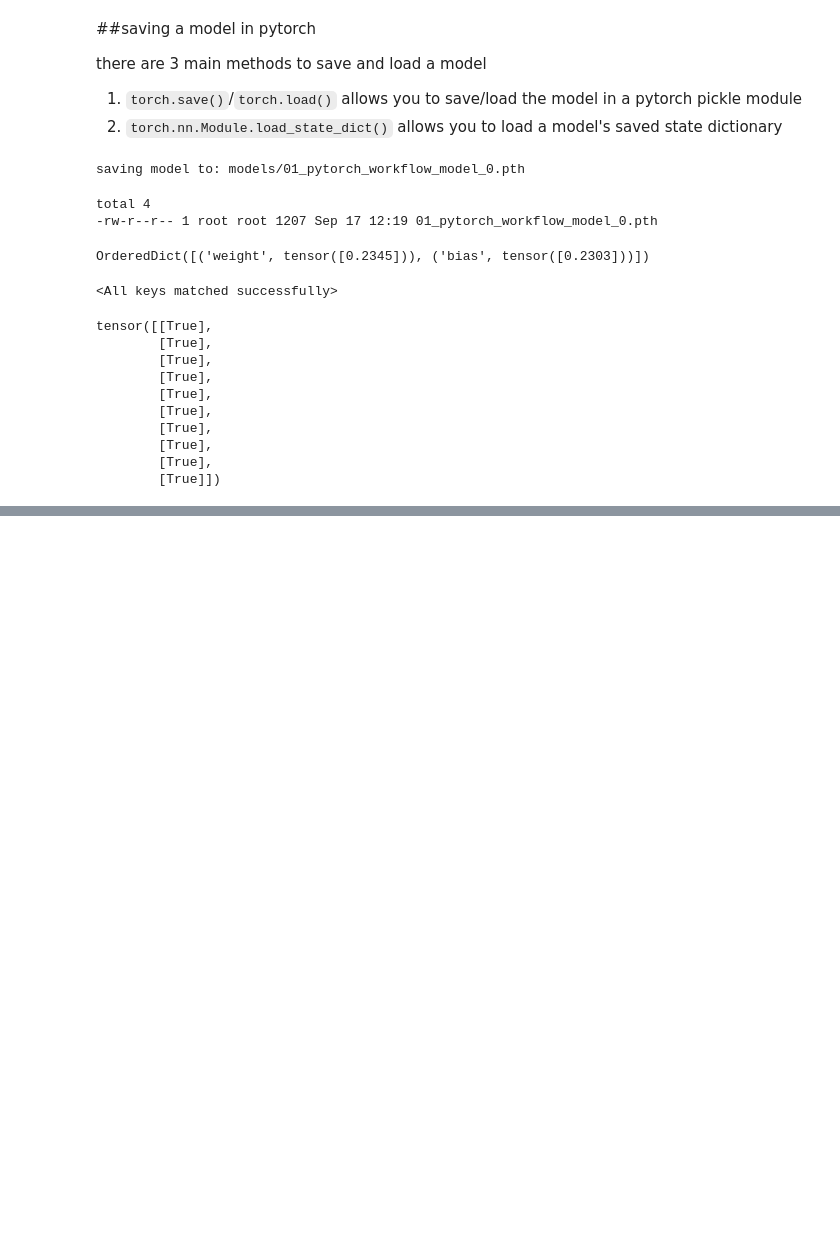
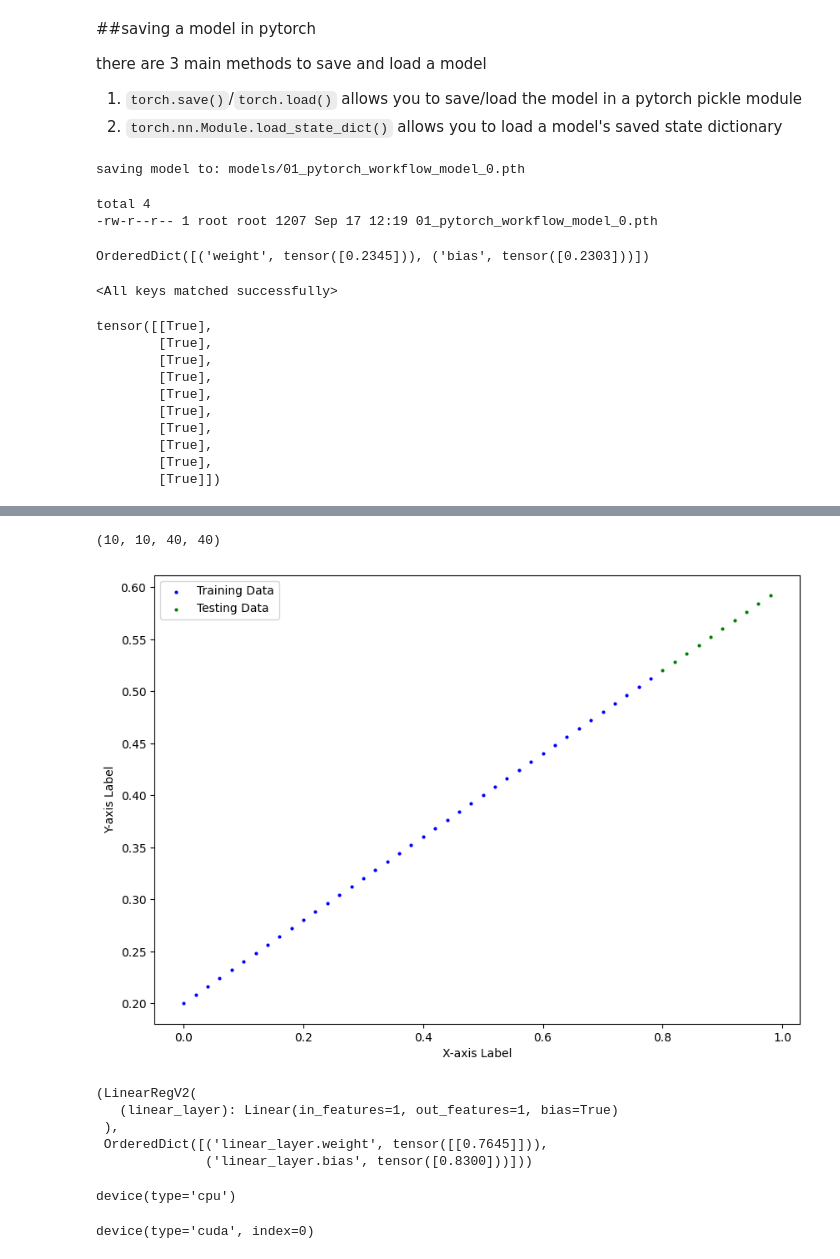
Before and after one commit to nafi-rahman/ML-AI, a Jupyter notebook: Pytorch_workflow_01.ipynb, the cells around one changed output, grey strips where cells are left out. Saved outputs shown, nothing was run; the diff lists cells and outputs as text; code cells hidden in the pictures; blank space fills up the shorter version.

```diff
--- a/Pytorch_workflow_01.ipynb
+++ b/Pytorch_workflow_01.ipynb
@@ -336,0 +393,75 @@ tensor([[True],
+# %%
+#split data
+train_split = int(0.8 * len(x))
+x_train, y_train = x[:train_split], y[:train_split]
+x_test, y_test = x[train_split:] , y[train_split:]
+len(x_test),len(y_test),len(x_train),len(y_train)
+# %% [output]
+(10, 10, 40, 40)
+# %%
+def plot_predict(train_data=x_train,
+                 train_label=y_train,
+                 test_data=x_test,
+                 test_label=y_test,
+                 predic=None):
+    """
+    Plots training/test data and compares predictions.
+    """
+    plt.figure(figsize=(10, 7))
+
+    # Plot training data
+    plt.scatter(train_data, train_label, c="b", s=4, label="Training Data")
+
+    # Plot test data
+    plt.scatter(test_data, test_label, c="g", s=4, label="Testing Data")
+
+    # Plot predictions if available
+    if predic is not None:
+        plt.scatter(test_data, predic, c="r", s=4, label="Predictions")
+
+    # Add labels and legend
+    plt.xlabel("X-axis Label")
+    plt.ylabel("Y-axis Label")
+    plt.legend()
+
+    # Show the plot
+    plt.show()
+
+# Example usage
+# plot_predict(train_data=x_train, train_label=Y_train, test_data=x_test, test_label=Y_test, predic=predictions)
+# %%
+#plot data
+plot_predict(x_train,y_train,x_test,y_test)
+# %% [output]
+[figure, added]
+# %%
+class LinearRegV2 (nn.Module):
+  def __init__(self):
+    super().__init__()
+    #use nn.Linear() for creating model params
+    self.linear_layer = nn.Linear(in_features=1,
+                                   out_features=1)
+  def forward(self,x: torch.Tensor) -> torch.Tensor:
+    return self.linear_layer(x)
+
+#set manual seed
+torch.manual_seed(42)
+model_1 = LinearRegV2()
+model_1, model_1.state_dict()
+# %% [output]
+(LinearRegV2(
+   (linear_layer): Linear(in_features=1, out_features=1, bias=True)
+ ),
+ OrderedDict([('linear_layer.weight', tensor([[0.7645]])),
+              ('linear_layer.bias', tensor([0.8300]))]))
+# %%
+#check the device
+next(model_1.parameters()).device
+# %% [output]
+device(type='cpu')
+# %%
+#set the model to use target device
+model_1.to(device)
+next(model_1.parameters()).device
+# %% [output]
+device(type='cuda', index=0)
```
Also changed, not shown: parts of 13 cells of this notebook.
